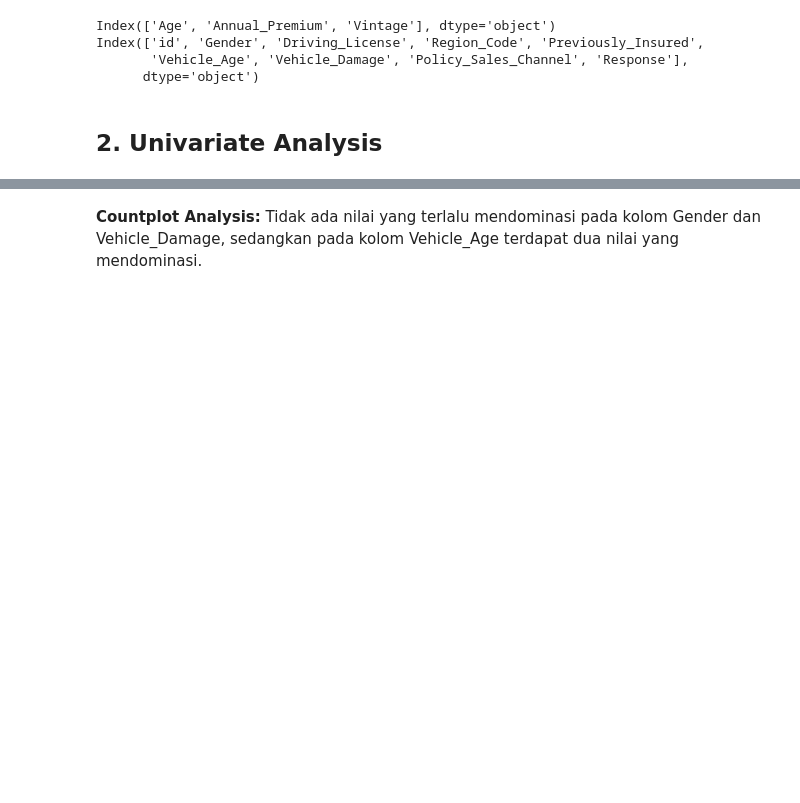
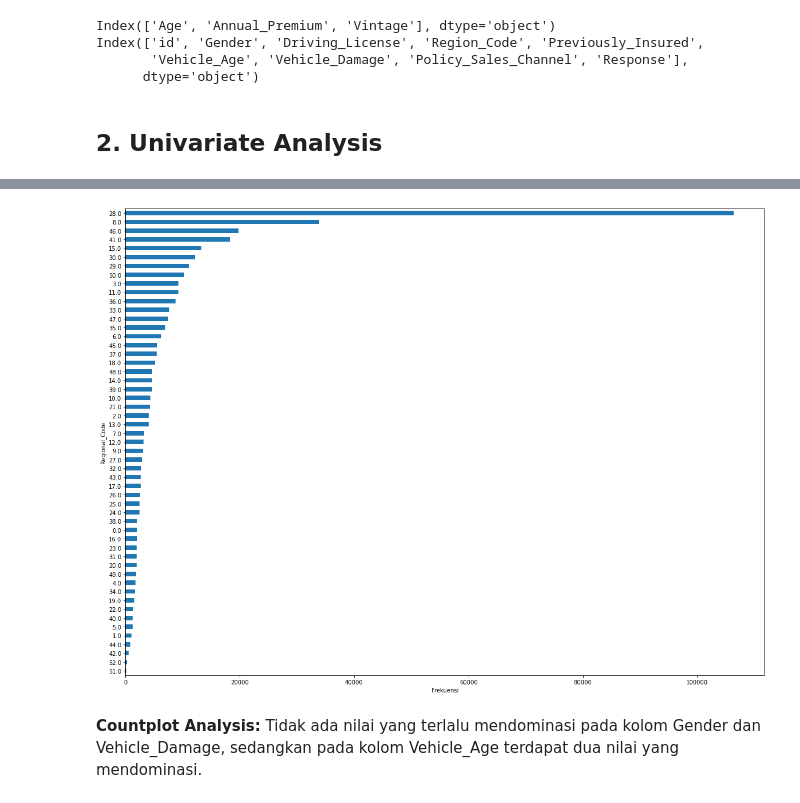
Before and after one commit to anggitask/Hello_Sigma, a Jupyter notebook: FinPro Sigma EDA.ipynb, the cells around one changed output, grey strips where cells are left out. Drawn from its saved outputs; the diff is of its cells as text; code cells hidden in the pictures; blank space fills up the shorter version.

```diff
--- a/FinPro Sigma EDA.ipynb
+++ b/FinPro Sigma EDA.ipynb
@@ -228,3 +263,12 @@ for i in range(0, len(fitur)):
+# %%
+freqRegional_Code = cat['Region_Code'].value_counts(ascending=True)
+freqRegional_Code.plot(kind='barh')
+plt.rcParams['figure.figsize'] = (20,15)
+plt.ylabel('Regional_Code')
+plt.xlabel('Frekuensi')
+plt.show()
+# %% [output]
+[figure, added]
 # %% [markdown]
 **Countplot Analysis:** Tidak ada nilai yang terlalu mendominasi pada kolom Gender dan Vehicle_Damage, sedangkan pada kolom Vehicle_Age terdapat dua nilai yang mendominasi.
 # %% [markdown]
```
Also changed, not shown: parts of 21 cells of this notebook.
